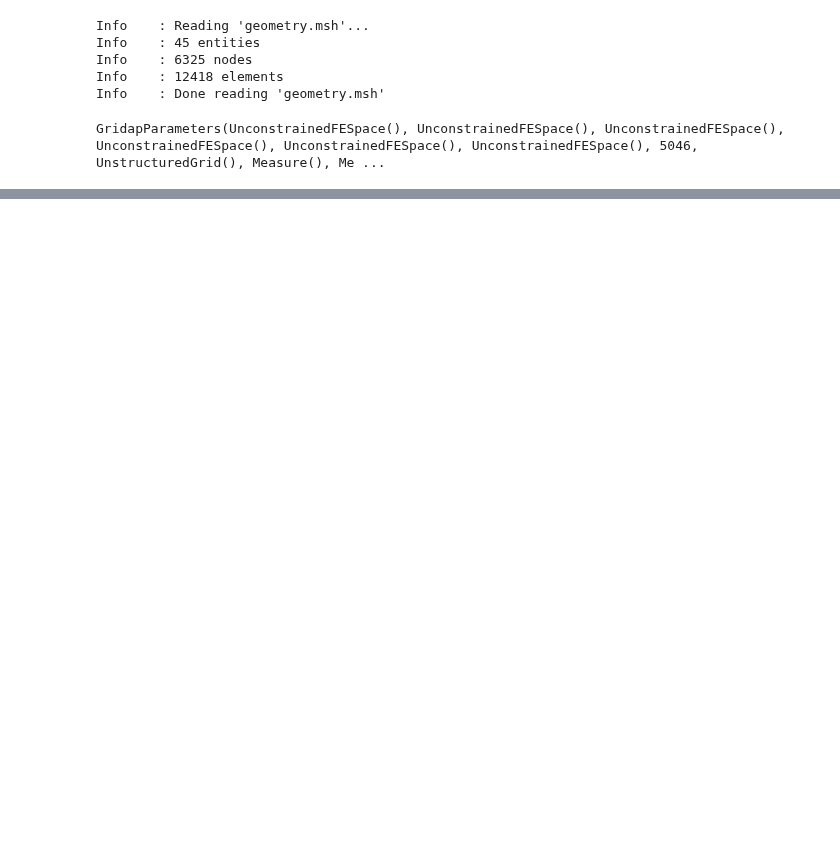
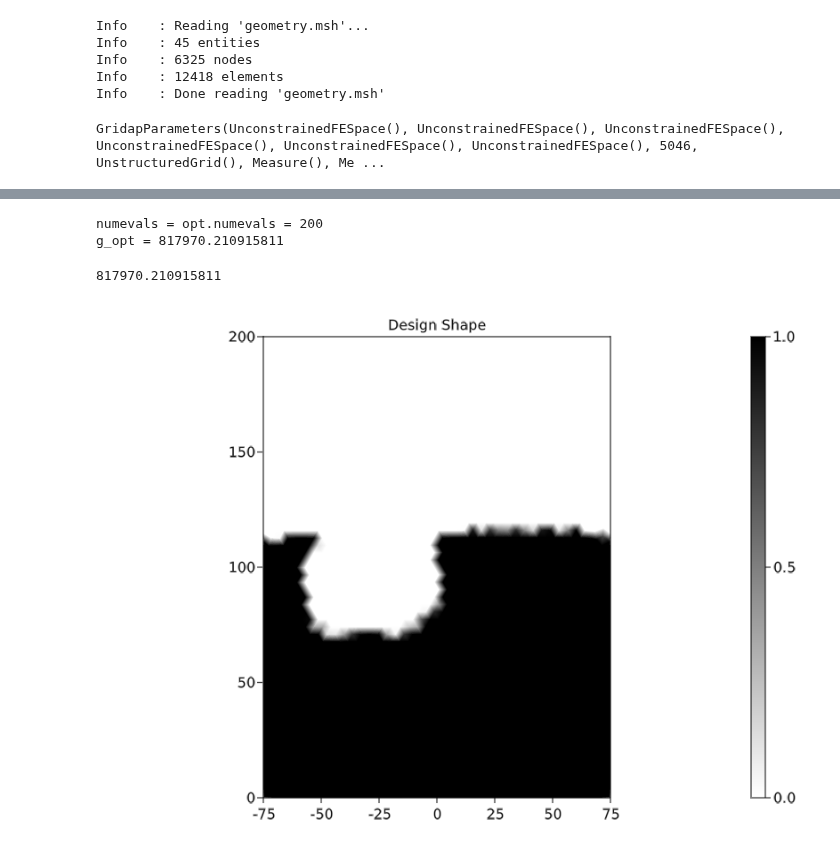
Before and after one commit to WenjieYao/RamanInFluid, a Jupyter notebook: Main.ipynb, the cells around one changed output, grey strips where cells are left out. Cells and saved outputs as stored; diff of their text form; code cells hidden in the pictures; blank space fills up the shorter version.

```diff
--- a/Main.ipynb
+++ b/Main.ipynb
@@ -64,7 +66,7 @@ nkx = 30
 nparts = nkx / 2
 
 Bp = true          # Matrix B depend on parameters?
-pv = 0.5
+pv = 1
 
 # Foundary constraint parameters
 c = 0#resol^4
@@ -95,8 +93,8 @@ material = "Gold"
 n_λ, k_λ = RefractiveIndex(material)
 λ1 = 532
 λ2 = 549
-nm1 = 0.4+2.5im#n_λ(λ1) + 1im * k_λ(λ1)
-nm2 = 0.5#+2.6im#n_λ(λ2) + 1im * k_λ(λ2)
+nm1 = n_λ(λ1) + 1im * k_λ(λ1)
+nm2 = n_λ(λ2) + 1im * k_λ(λ2)
 nf = sqrt(1.77)
 μ = 1
 R = 1e-10
@@ -279,0 +179,68 @@ nm2
+# %%
+p_init = ones(gridap.np) * 0.7
+β_list = [5.0, 10.0, 20.0, 30.0, 40.0, 60.0, 80.0]
+# β_list = [80.0, 80.0, 80.0, 80.0, 80.0]
+
+g_opt = 0
+for bi = 7 : 7
+    β = β_list[bi]
+    control = ControllingParameters(flag_f, flag_t, r, β, η, α, nparts, nkx, K, Amp, Bp, pv, c, ηe, ηd)
+
+    if bi == 1
+        g_opt, p_opt = g0_p_optimize(p_init, 1e-6, 200; phys1, phys2, control, gridap)
+
+    else
+        g_opt, p_opt = g0_p_optimize([], 1e-12, 200; phys1, phys2, control, gridap)
+    end
+    if isfile("p_opt.value.txt")
+        run(`rm p_opt_value.txt`)
+    end
+    open("p_opt_value.txt", "w") do iop
+        for i = 1 : length(p_opt)
+            p_temp = p_opt[i]
+            write(iop, "$p_temp \n")
+        end
+    end
+    open("g_opt_value.txt", "a") do io
+        write(io, "$g_opt \n")
+    end
+end
+@show g_opt
+# %% [output]
+numevals = opt.numevals = 200
+g_opt = 817970.210915811
+817970.210915811
+# %%
+# Output and view
+ImportFromFile = true
+N = num_free_dofs(gridap.FE_U)
+if ImportFromFile
+    p_max = readdlm("p_opt_value.txt", Float64)
+    p0 = p_max[:]
+else
+    p0 = ones(gridap.np)
+end
+
+kb = 0
+pf_vec = pf_p0(p0; control, gridap)
+pfh = FEFunction(gridap.FE_Pf, pf_vec)
+pth = (pf -> Threshold(pf; control)) ∘ pfh
+A1_mat = MatrixA(pth, kb; phys=phys1, control, gridap)
+b1_vec = assemble_vector(v->(∫(v)gridap.dΓ_s), gridap.FE_V)
+u1_vec = A1_mat \ b1_vec
+u1h = FEFunction(gridap.FE_U, u1_vec)
+
+A2_mat = MatrixA(pth, kb; phys=phys2, control, gridap)
+o_vec = VectorO(1, 1; gridap)
+v2_vec = A2_mat' \ o_vec
+v2h = FEFunction(gridap.FE_U, v2_vec)
+
+fig, ax, plt = plot(gridap.Ω, pth, colormap = :binary)
+Colorbar(fig[1,2], plt)
+ax.aspect = AxisAspect(L/(hd))
+ax.title = "Design Shape"
+limits!(ax, -L/2, L/2, 0, hd)
+save("Results/shape.png", fig)
+fig
+# %% [output]
+[figure, added]
```
Also changed, not shown: parts of 10 cells of this notebook, 11 other files.
